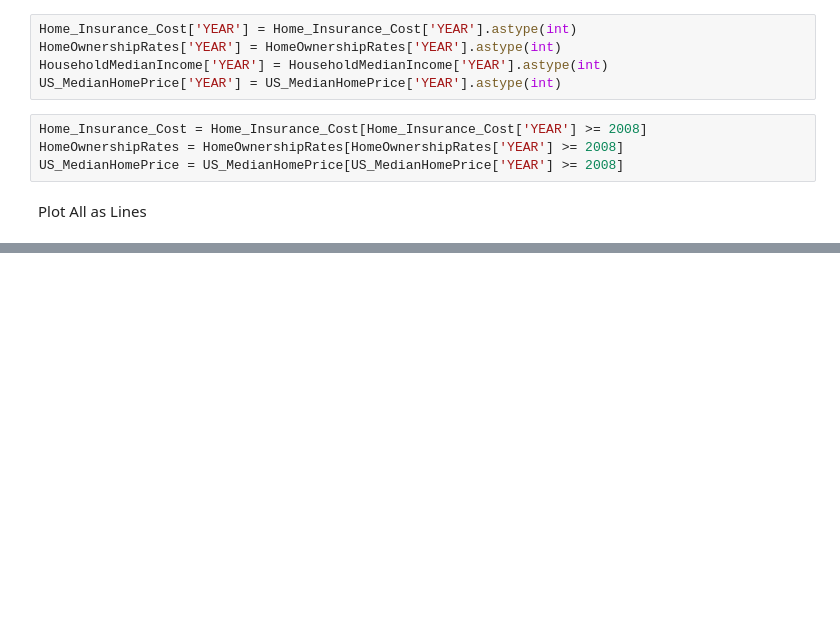
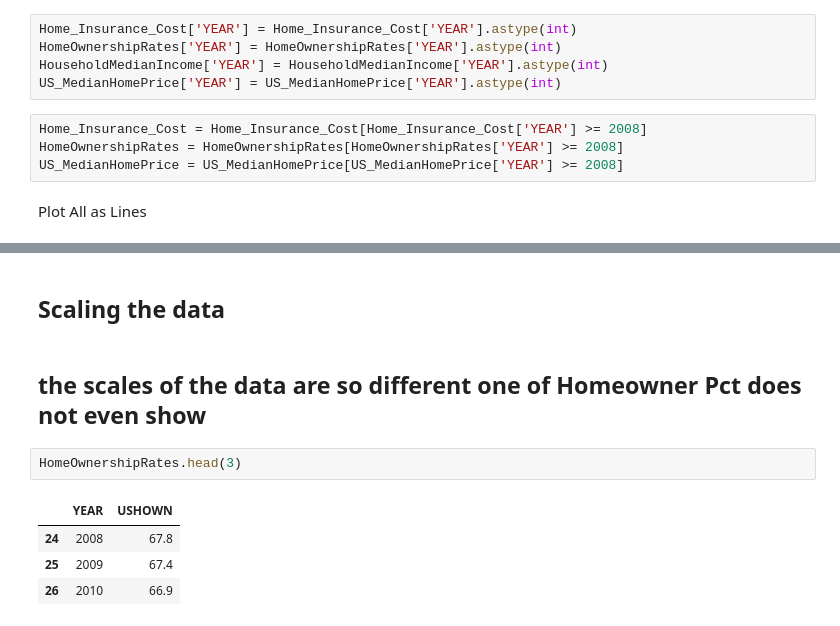
Before and after one commit to JF11579/Plotly, a Jupyter notebook: Home_Prices_and_House_Prices_2.ipynb, the cells around one changed output, grey strips where cells are left out. Cells and saved outputs as stored; diff of their text form; blank space fills up the shorter version.

```diff
--- a/Home_Prices_and_House_Prices_2.ipynb
+++ b/Home_Prices_and_House_Prices_2.ipynb
@@ -156,3 +157,14 @@ fig.update_layout(title='Home Ownership Rates, Household Median Income, US Media
 fig.show()
 # %% [output]
 [interactive output not drawn]
+# %% [markdown]
+## Scaling the data
+# %% [markdown]
+## the scales of the data are so different one of Homeowner Pct does not even show
+# %%
+HomeOwnershipRates.head(3)
+# %% [output]
+|  | YEAR | USHOWN |
+| 24 | 2008 | 67.8 |
+| 25 | 2009 | 67.4 |
+| 26 | 2010 | 66.9 |
```
Also changed, not shown: parts of 29 cells of this notebook.
